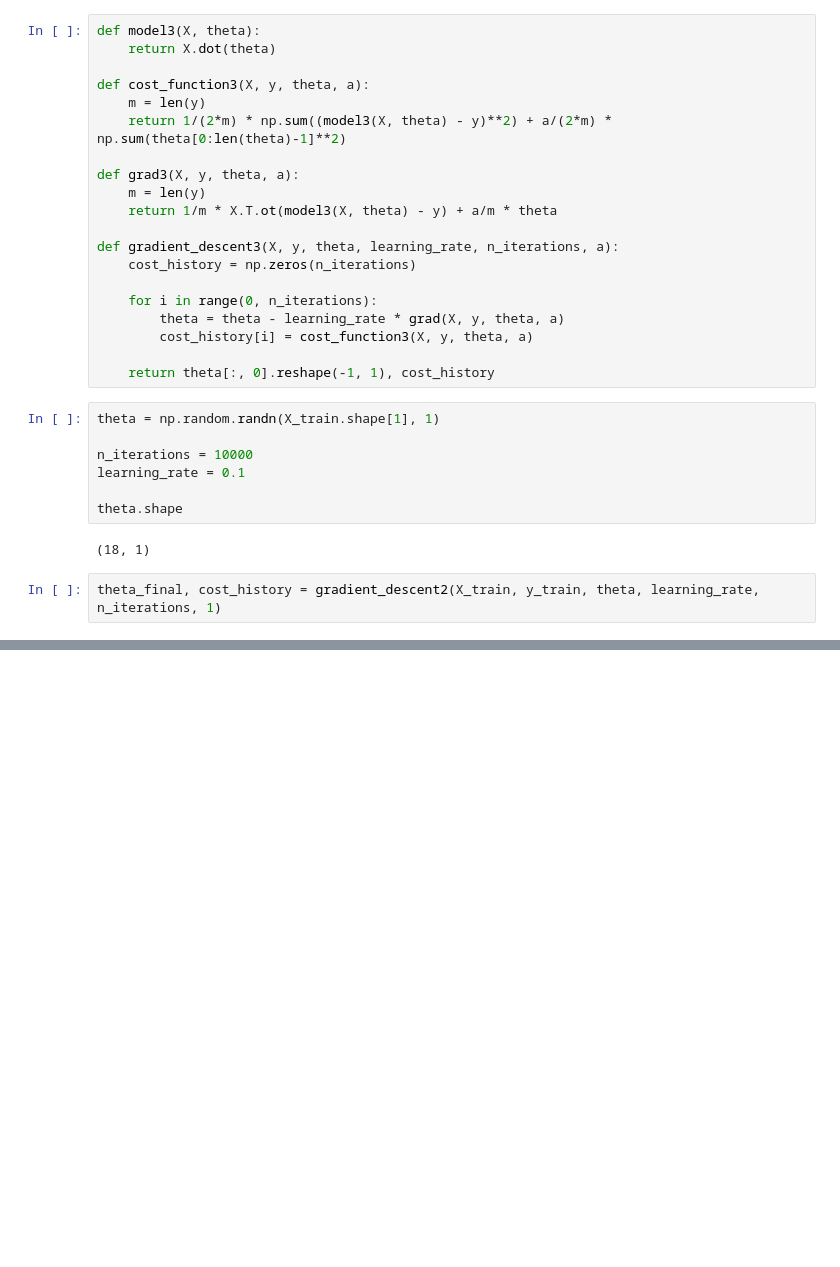
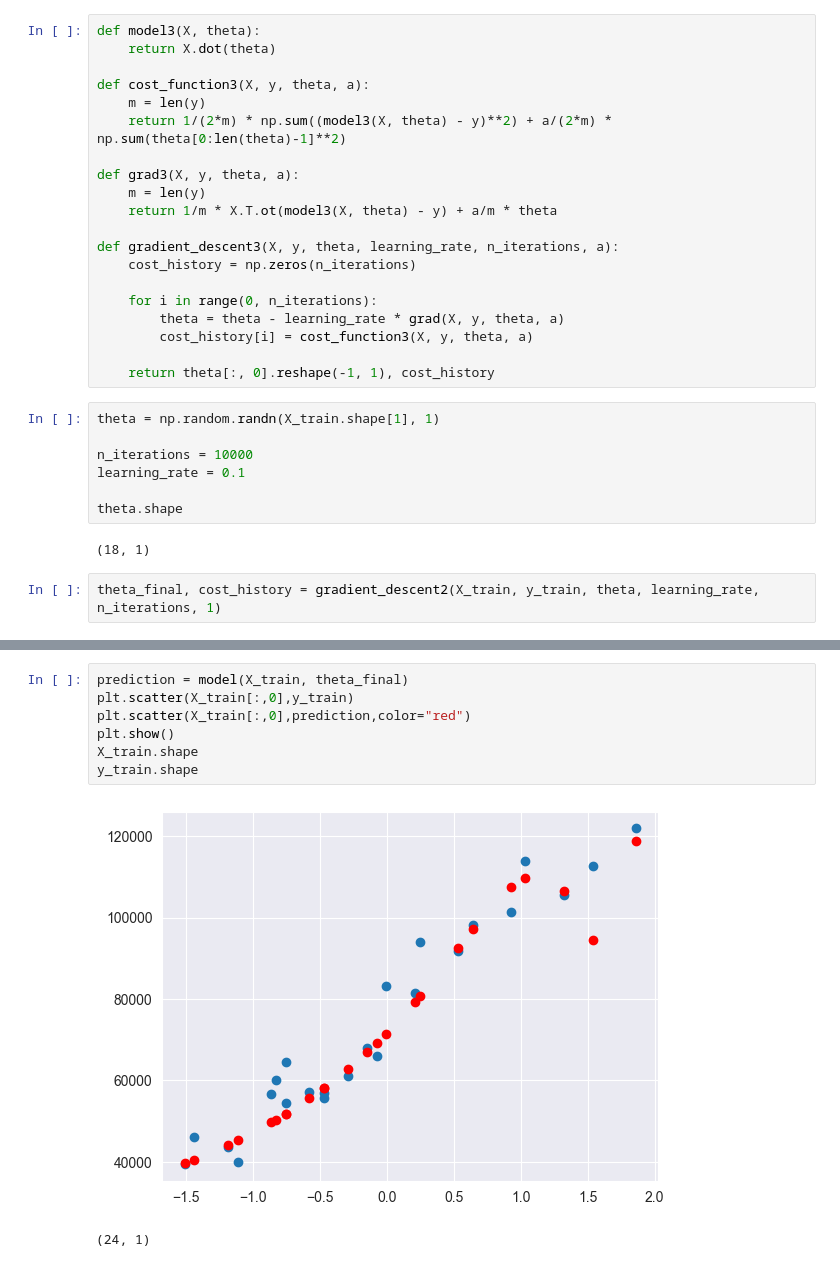
Before and after one commit to mohammedtlemsani/ai_tps, a Jupyter notebook: Seance 7/Regularization.ipynb, the cells around one changed output, grey strips where cells are left out. Drawn from its saved outputs; the diff is of its cells as text; blank space fills up the shorter version.

```diff
--- a/Seance 7/Regularization.ipynb
+++ b/Seance 7/Regularization.ipynb
@@ -267,0 +436,10 @@ r2
+# %%
+prediction = model(X_train, theta_final)
+plt.scatter(X_train[:,0],y_train)
+plt.scatter(X_train[:,0],prediction,color="red")
+plt.show()
+X_train.shape
+y_train.shape
+# %% [output]
+[figure, added]
+(24, 1)
```
Also changed, not shown: parts of 21 cells of this notebook, 1 other file.
